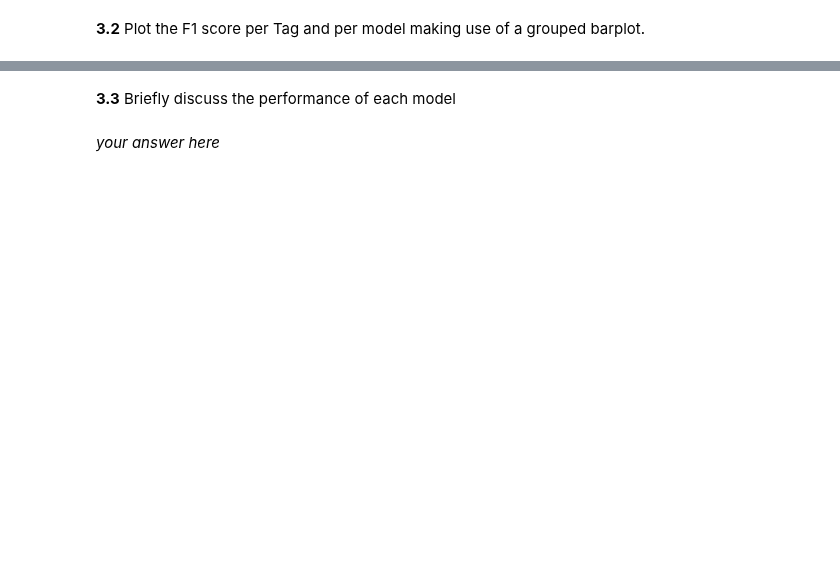
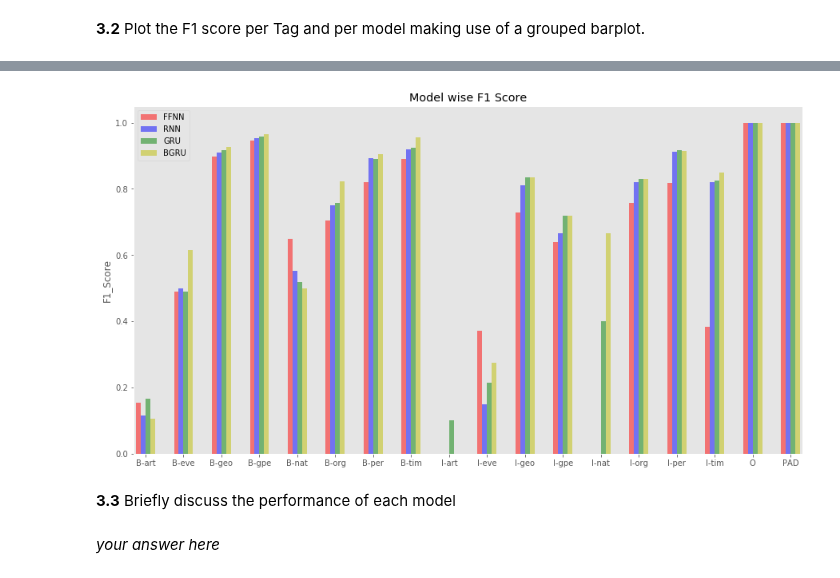
Before and after one commit to gurdeep101/2020-CS109B, a Jupyter notebook: content/homeworks/hw06/cs109b_hw6-submisison.ipynb, the cells around one changed output, grey strips where cells are left out. Saved outputs shown, nothing was run; the diff lists cells and outputs as text; code cells hidden in the pictures; blank space fills up the shorter version.

```diff
--- a/content/homeworks/hw06/cs109b_hw6-submisison.ipynb
+++ b/content/homeworks/hw06/cs109b_hw6-submisison.ipynb
@@ -1576,0 +1340,4 @@ f1_df = pd.DataFrame
+# %%
+f1_df = pd.DataFrame(list(zip(f1_ffnn[0].T, f1_rnn[0].T, f1_gru[0].T, f1_bgru[0].T)), columns = ['FFNN', 'RNN', 'GRU', 'BGRU'], index = tags)
+print(f1_df.shape)
+f1_df.head()
@@ -1577,3 +1352,30 @@ f1_df = pd.DataFrame
+# %%
+# https://chrisalbon.com/python/data_visualization/matplotlib_grouped_bar_plot/
+# set posiiton and limits
+width = 0.25
+pos = np.arange(f1_df.shape[0])*2
+
+# define the object create plot
+
+fig, ax = plt.subplots(figsize=(15,8))
+plt.bar(pos, f1_df.FFNN, width, alpha = 0.5, color = 'r')
+plt.bar([p+width for p in pos], f1_df.RNN, width, alpha = 0.5, color = 'b')
+plt.bar([p+width*2 for p in pos], f1_df.GRU, width, alpha = 0.5, color = 'g')
+plt.bar([p+width*3 for p in pos], f1_df.BGRU, width, alpha = 0.5, color = 'y' )
+
+# Set labels, ticks and other parameters
+ax.set_ylabel('F1_Score')
+ax.set_title('Model wise F1 Score')
+ax.set_xticks([p + 1.5 * width for p in pos])
+ax.set_xticklabels(f1_df.index)
+plt.xlim(min(pos)-width, max(pos)+width*4)
+
+# Adding the legend and showing the plot
+plt.legend(['FFNN', 'RNN', 'GRU', 'BGRU'], loc='best')
+plt.grid()
+plt.show()
+# %% [output]
+[figure, added]
 # %% [markdown]
 **3.3** Briefly discuss the performance of each model
 # %% [markdown]
```
Also changed, not shown: parts of 131 cells of this notebook, 26 other files.
